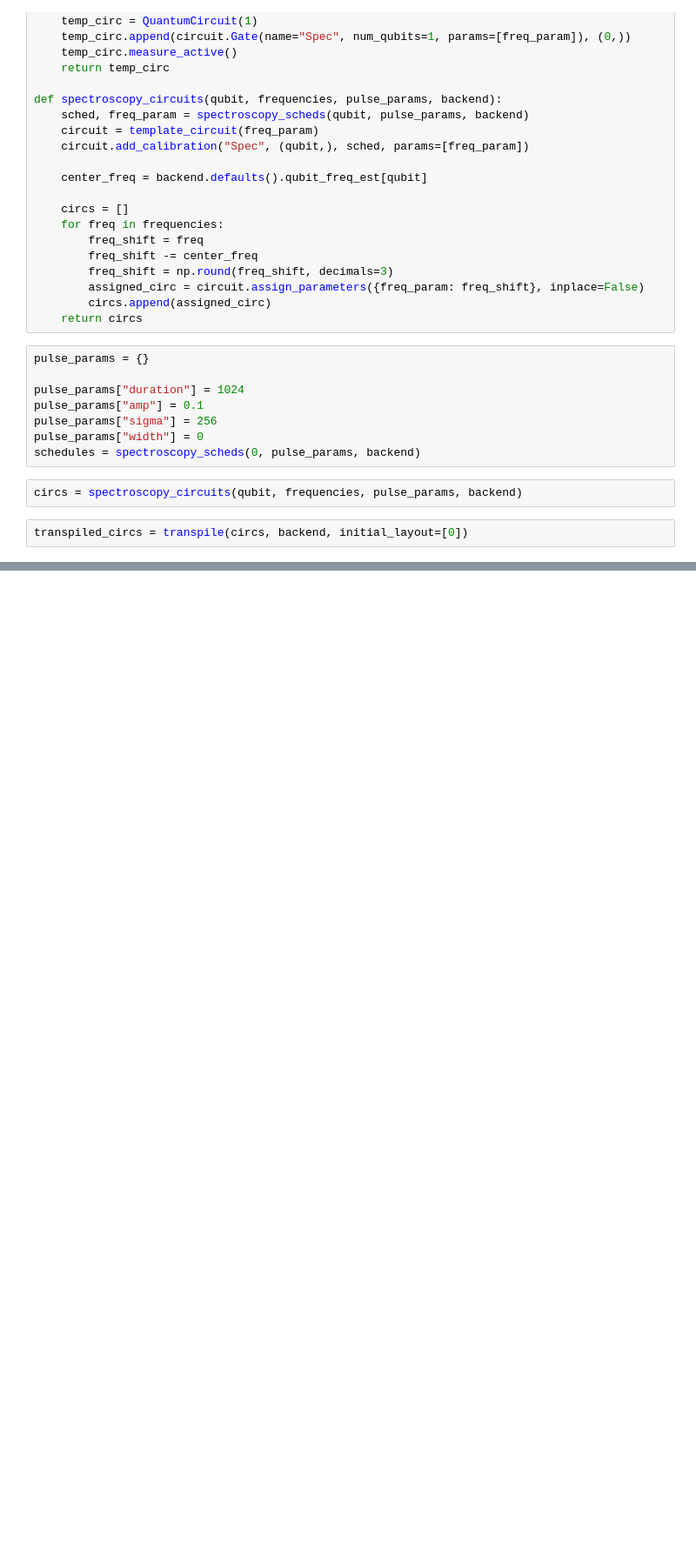
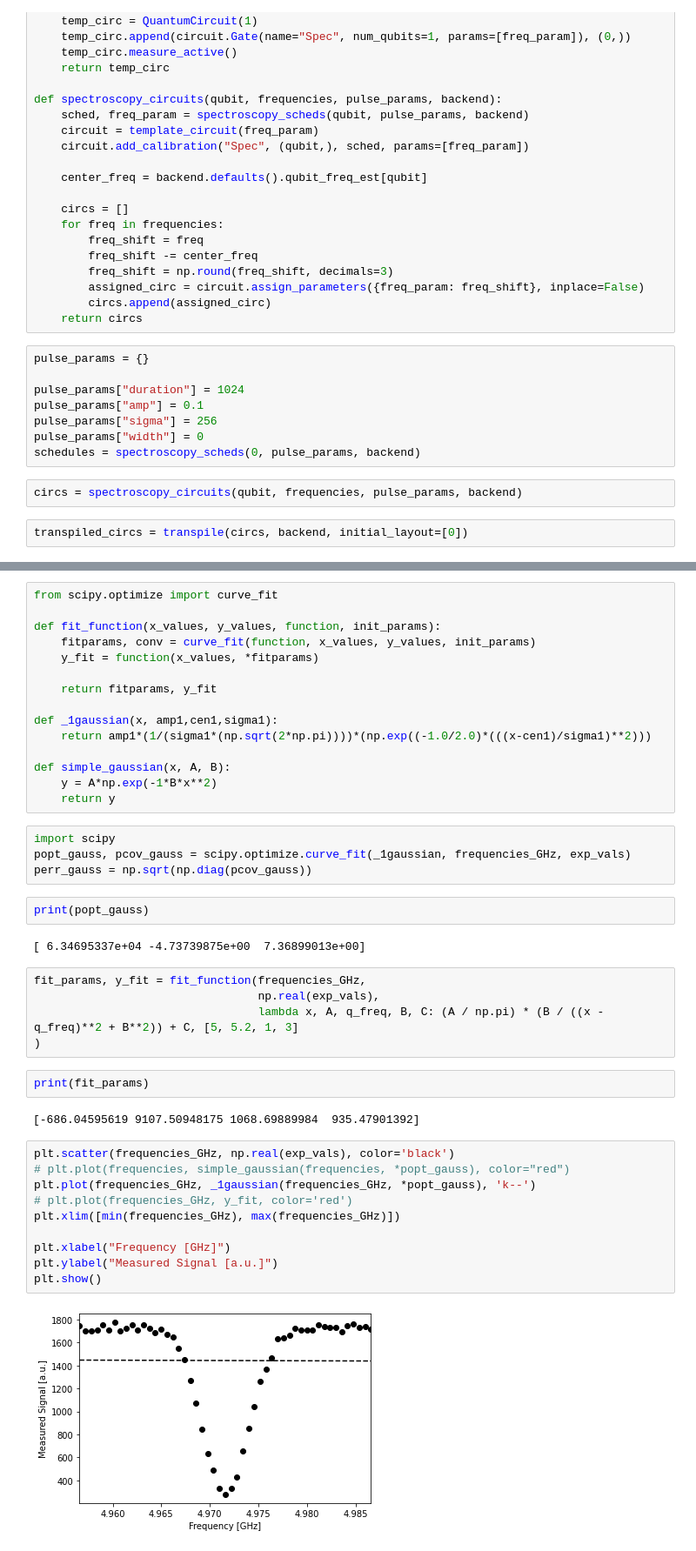
Before and after one commit to zpparks314/CSC591_Pulse_Project, a Jupyter notebook: spectroscopy_experiments.ipynb, the cells around one changed output, grey strips where cells are left out. Shown at 87% size. Drawn from its saved outputs; the diff is of its cells as text; blank space fills up the shorter version.

```diff
--- a/spectroscopy_experiments.ipynb
+++ b/spectroscopy_experiments.ipynb
@@ -127,0 +167,44 @@ results = backend.retrieve_job(job_id).result()
+# %%
+from scipy.optimize import curve_fit
+
+def fit_function(x_values, y_values, function, init_params):
+    fitparams, conv = curve_fit(function, x_values, y_values, init_params)
+    y_fit = function(x_values, *fitparams)
+
+    return fitparams, y_fit
+
+def _1gaussian(x, amp1,cen1,sigma1):
+    return amp1*(1/(sigma1*(np.sqrt(2*np.pi))))*(np.exp((-1.0/2.0)*(((x-cen1)/sigma1)**2)))
+
+def simple_gaussian(x, A, B):
+    y = A*np.exp(-1*B*x**2)
+    return y
+# %%
+import scipy
+popt_gauss, pcov_gauss = scipy.optimize.curve_fit(_1gaussian, frequencies_GHz, exp_vals)
+perr_gauss = np.sqrt(np.diag(pcov_gauss))
+# %%
+print(popt_gauss)
+# %% [output]
+[ 6.34695337e+04 -4.73739875e+00  7.36899013e+00]
+# %%
+fit_params, y_fit = fit_function(frequencies_GHz,
+                                 np.real(exp_vals),
+                                 lambda x, A, q_freq, B, C: (A / np.pi) * (B / ((x - q_freq)**2 + B**2)) + C, [5, 5.2, 1, 3]
+)
+# %%
+print(fit_params)
+# %% [output]
+[-686.04595619 9107.50948175 1068.69889984  935.47901392]
+# %%
+plt.scatter(frequencies_GHz, np.real(exp_vals), color='black')
+# plt.plot(frequencies, simple_gaussian(frequencies, *popt_gauss), color="red")
+plt.plot(frequencies_GHz, _1gaussian(frequencies_GHz, *popt_gauss), 'k--')
+# plt.plot(frequencies_GHz, y_fit, color='red')
+plt.xlim([min(frequencies_GHz), max(frequencies_GHz)])
+
+plt.xlabel("Frequency [GHz]")
+plt.ylabel("Measured Signal [a.u.]")
+plt.show()
+# %% [output]
+[figure, added]
```
Also changed, not shown: parts of 10 cells of this notebook, 2 other files.
